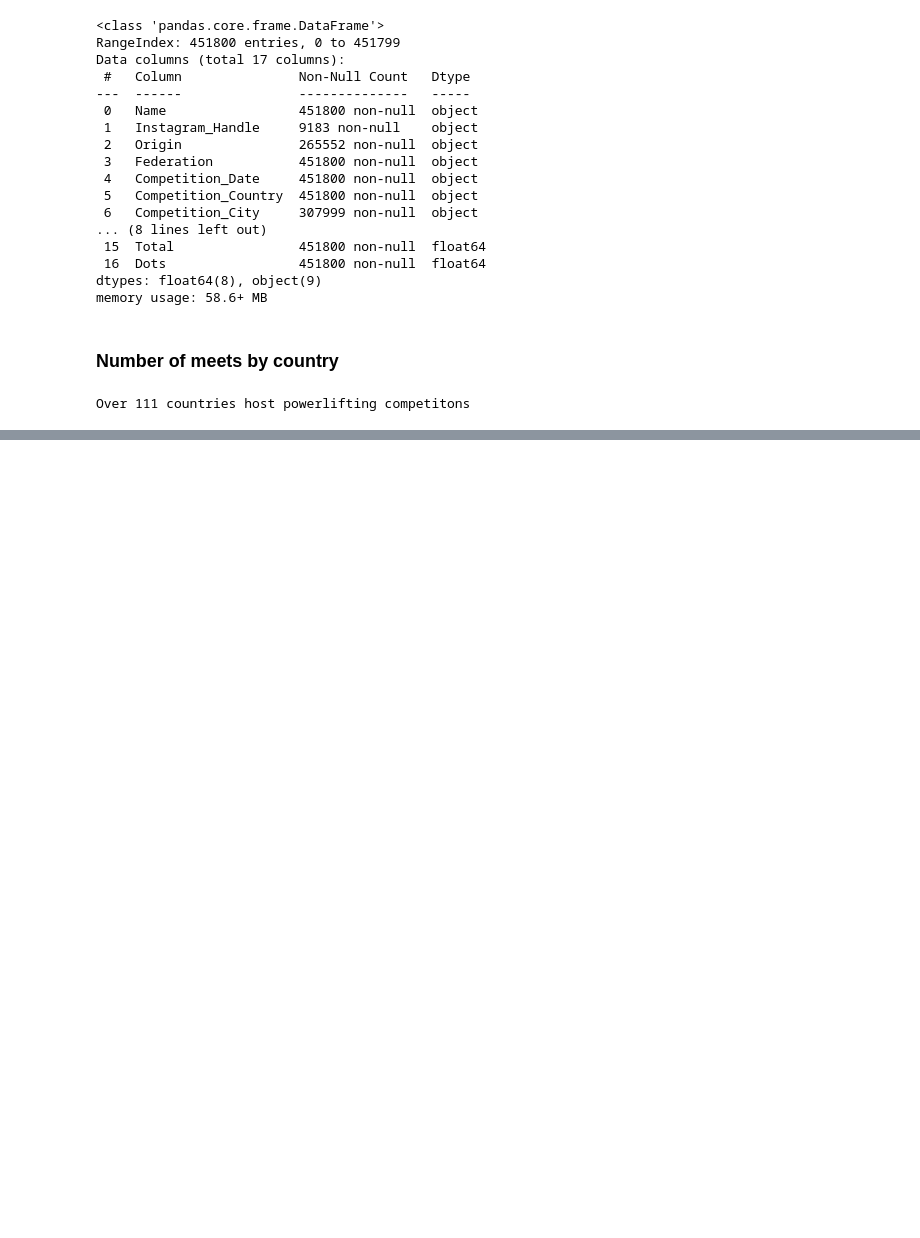
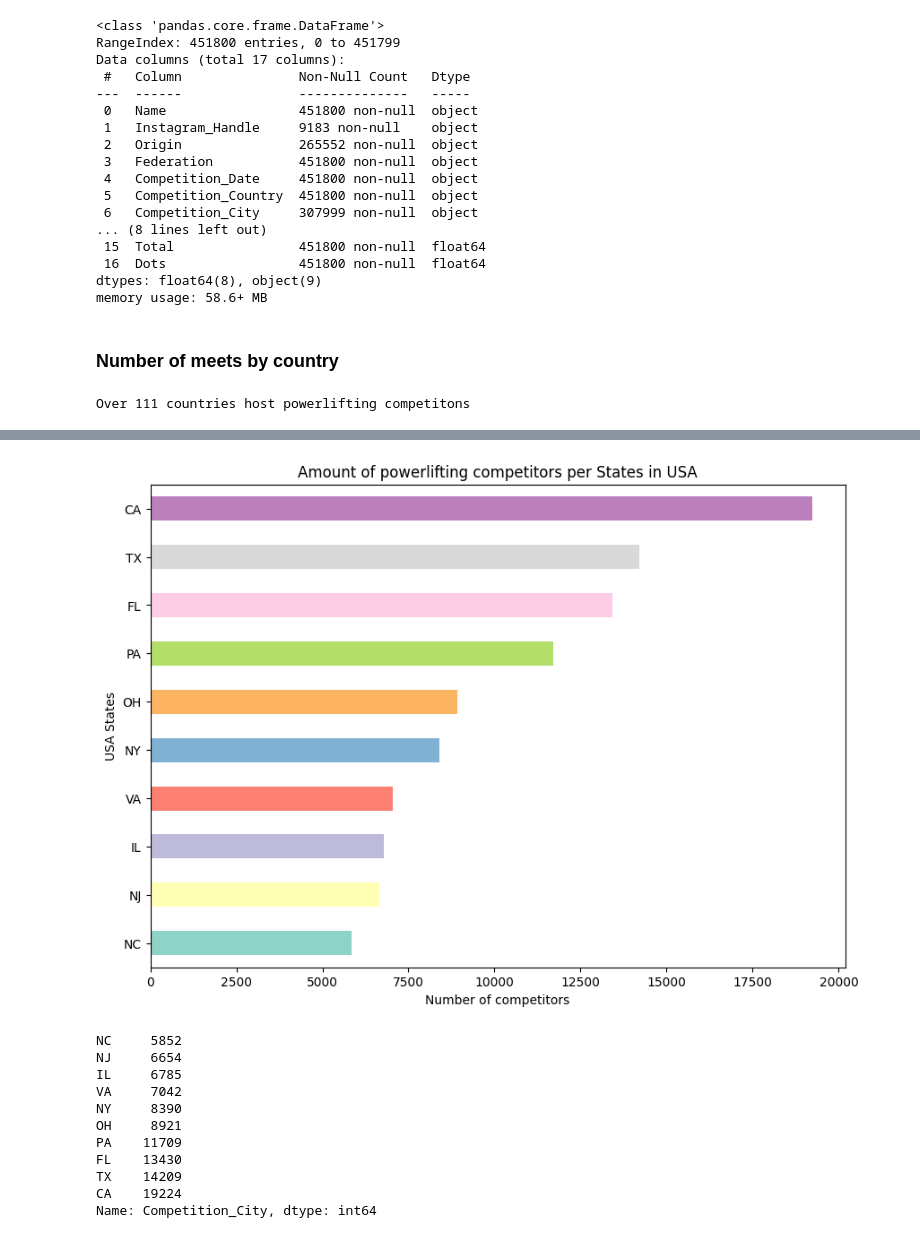
Before and after one commit to pranav142/Openpowerlifting-Database, a Jupyter notebook: notebooks/processed_EDA.ipynb, the cells around one changed output, grey strips where cells are left out. Cells and saved outputs as stored; diff of their text form; code cells hidden in the pictures; blank space fills up the shorter version.

```diff
--- a/notebooks/processed_EDA.ipynb
+++ b/notebooks/processed_EDA.ipynb
@@ -150 +92,26 @@ shape = shape[~shape['NAME'].isin(['Alaska', 'Hawaii', 'Puerto Rico'])]
+# %%
+state_competitions = df.loc[df["Competition_Country"] == "USA"]["Competition_City"].value_counts()[:10].sort_values(ascending=True)
+
+plot_bar_graph(
+    data=state_competitions,
+    title="Amount of powerlifting competitors per States in USA",
+    xlabel="Number of competitors",
+    ylabel="USA States",
+    kind='barh'
+)
+
+state_competitions
+# %% [output]
+[figure, added]
+NC     5852
+NJ     6654
+IL     6785
+VA     7042
+NY     8390
+OH     8921
+PA    11709
+FL    13430
+TX    14209
+CA    19224
+Name: Competition_City, dtype: int64
 # %%
```
Also changed, not shown: parts of 22 cells of this notebook, 2 other files.
